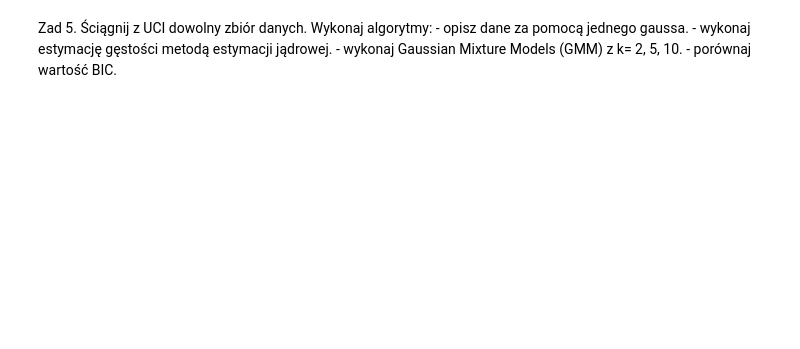
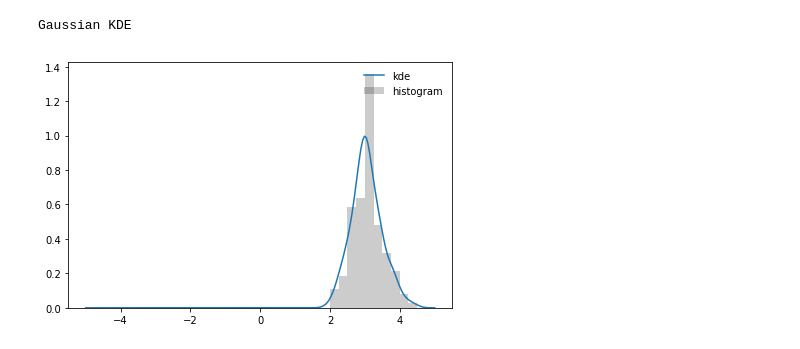
Before and after one commit to DentonJC/DA, a Jupyter notebook: CW11.ipynb, the cells around one changed output. Cells and saved outputs as stored; diff of their text form; code cells hidden in the pictures; blank space fills up the shorter version.

```diff
--- a/CW11.ipynb
+++ b/CW11.ipynb
@@ -190,9 +246,31 @@ for k in range(1,5):
-# %% [markdown]
-Zad 5.
-Ściągnij z UCI dowolny zbiór danych.
-Wykonaj algorytmy:
-    - opisz dane za pomocą jednego gaussa.
-    - wykonaj estymację gęstości metodą estymacji jądrowej.
-    - wykonaj Gaussian Mixture Models (GMM) z k= 2, 5, 10.
-    - porównaj wartość BIC.
+# %%
+#Define parameters
+xmax = 5
+bins=40
+num_samples = 100
+
+#Generate equal-weighted samples
+samples = data5[:,1]
+weights = np.ones(num_samples) / num_samples
+
+#Plot a histogram
+plt.hist(samples, bins, (-xmax, xmax), histtype='stepfilled',
+         alpha=.2, normed=True, color='k', label='histogram')
+
+#Construct a KDE and plot it
+##HERE GAUSS
+pdf = gaussian_kde(samples)
+x = np.linspace(-xmax, xmax, 200)
+y = pdf(x)
+print("Gaussian KDE")
+plt.plot(x, y, label='kde')
+
+#Boiler plate
+plt.legend(loc='best', frameon=False)
+plt.tight_layout()
+
+plt.show()
+# %% [output]
+Gaussian KDE
+[figure, added]
 # %%
```
Also changed, not shown: parts of 23 cells of this notebook, 5 other files.
